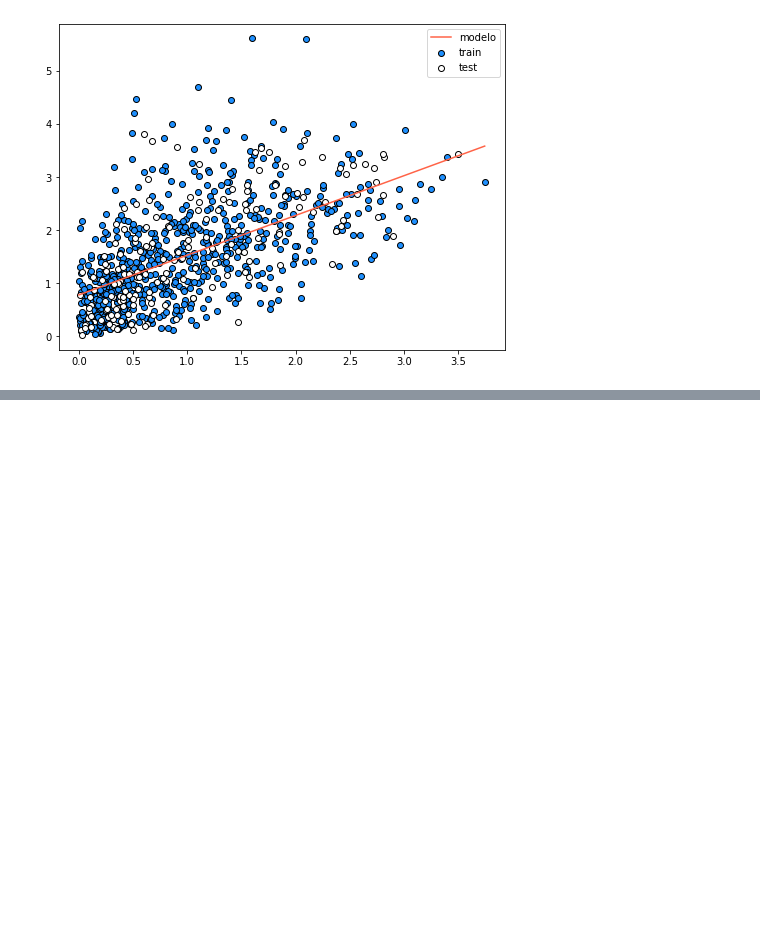
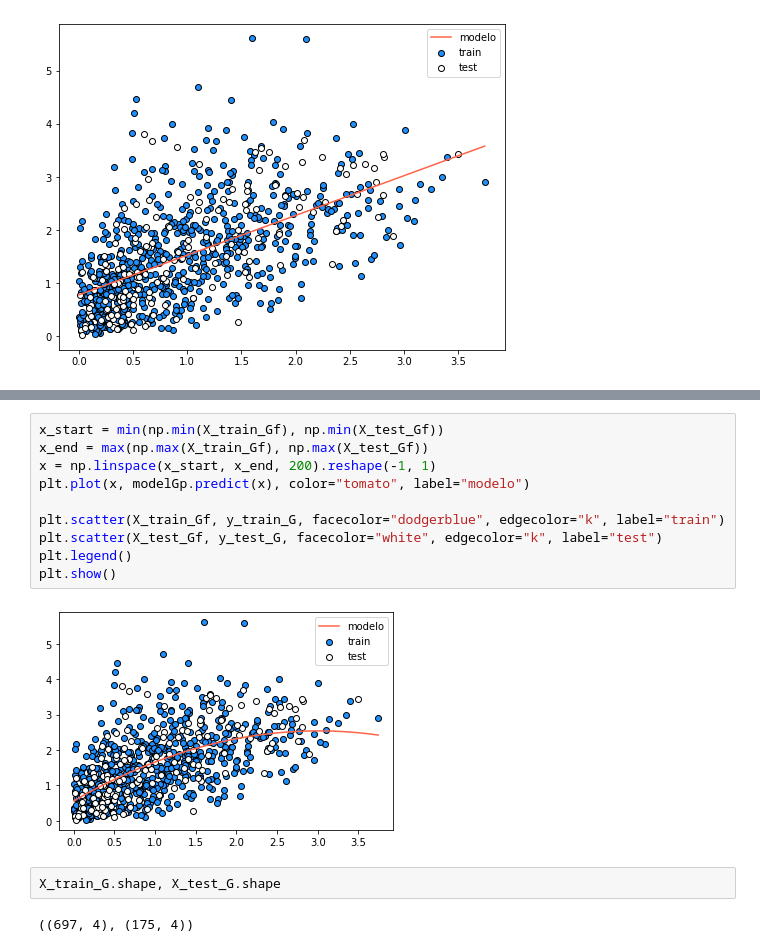
Before and after one commit to nachitog83/mentoria_img, a Jupyter notebook: 3-Introduccion_AS/4_Introducción_al_Aprendizaje_Supervisado_Detección_de_Objetos_ver1.ipynb, the cells around one changed output, grey strips where cells are left out. Saved outputs shown, nothing was run; the diff lists cells and outputs as text; blank space fills up the shorter version.

```diff
--- a/3-Introduccion_AS/4_Introducción_al_Aprendizaje_Supervisado_Detección_de_Objetos_ver1.ipynb
+++ b/3-Introduccion_AS/4_Introducción_al_Aprendizaje_Supervisado_Detección_de_Objetos_ver1.ipynb
@@ -292,0 +345,16 @@ plt.show()
+# %%
+x_start = min(np.min(X_train_Gf), np.min(X_test_Gf))
+x_end = max(np.max(X_train_Gf), np.max(X_test_Gf))
+x = np.linspace(x_start, x_end, 200).reshape(-1, 1)
+plt.plot(x, modelGp.predict(x), color="tomato", label="modelo")
+
+plt.scatter(X_train_Gf, y_train_G, facecolor="dodgerblue", edgecolor="k", label="train")
+plt.scatter(X_test_Gf, y_test_G, facecolor="white", edgecolor="k", label="test")
+plt.legend()
+plt.show()
+# %% [output]
+[figure, added]
+# %%
+X_train_G.shape, X_test_G.shape
+# %% [output]
+((697, 4), (175, 4))
```
Also changed, not shown: parts of 11 cells of this notebook.
